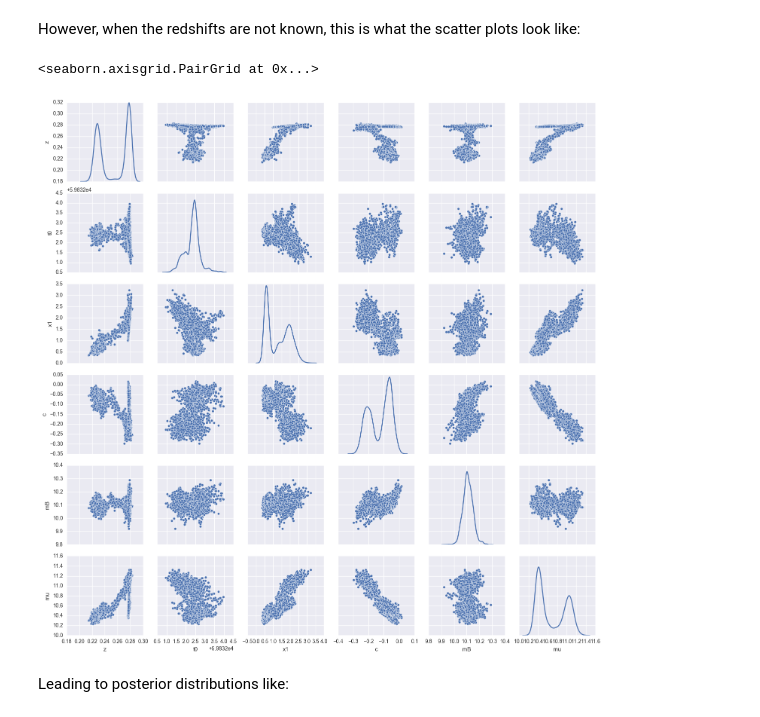
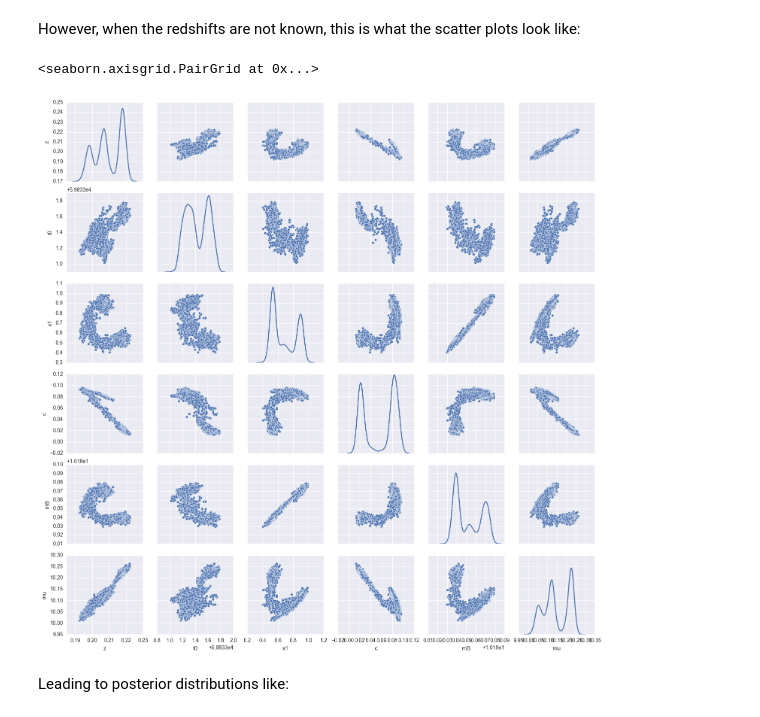
Before and after one commit to rbiswas4/AnalyzeSN, a Jupyter notebook: examples/Fitting_examples.ipynb, the cells around one changed output. Saved outputs shown, nothing was run; the diff lists cells and outputs as text; code cells hidden in the pictures.

Commit message:
plots_updated

```diff
--- a/examples/Fitting_examples.ipynb
+++ b/examples/Fitting_examples.ipynb
@@ -173,3 +174,9 @@ ans.ResChar.fromSNCosmoRes(samples).samples.head()
 | 2 | 59834.331780 | 0.000092 | 0.680131 | -0.084074 |
 | 3 | 59834.417606 | 0.000091 | 0.606346 | -0.067696 |
 | 4 | 59834.425652 | 0.000091 | 0.597005 | -0.066437 |
+# %%
+tstart = time.time()
+samples_z_nomodelcov = sncosmo.mcmc_lc(lcobj.snCosmoLC(), model=model, vparam_names=['z', 't0', 'x0', 'x1', 'c'],
+                                       bounds=dict(z=(0.1, 0.5)), modelcov=False)
+tend = time.time()
+print(tend-tstart)
@@ -214,10 +228,10 @@ corner.corner(ans.ResChar.fromSNCosmoRes(samples).salt_samples(), lw=2., alpha=1
 # %% [markdown]
 However, when the redshifts are not known, this is what the scatter plots look like:
 # %%
-sns.pairplot(ans.ResChar.fromSNCosmoRes(samples_z).salt_samples(), diag_kind='kde', kind='scatter')
+sns.pairplot(ans.ResChar.fromSNCosmoRes(samples_z_nomodelcov).salt_samples(), diag_kind='kde', kind='scatter')
 # %% [output]
 <seaborn.axisgrid.PairGrid at 0x...>
-[figure, old version]
+[figure, new version]
 # %% [markdown]
 Leading to posterior distributions like:
 # %%
```
Also changed, not shown: parts of 4 cells of this notebook.
